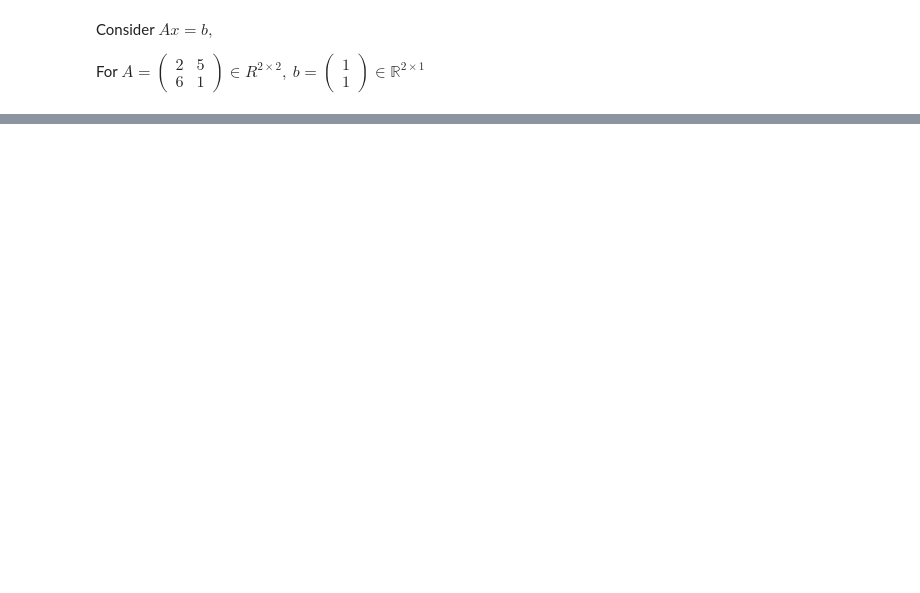
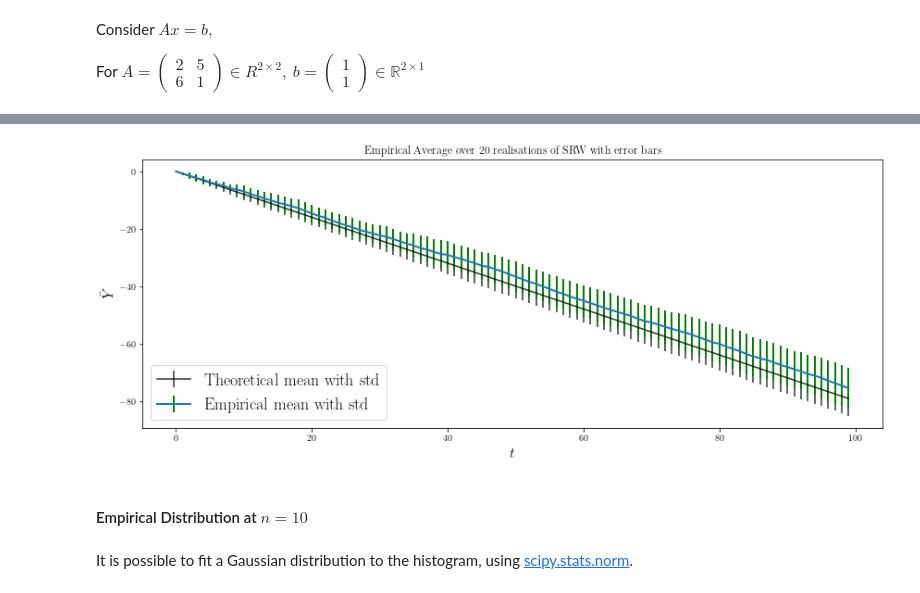
Before and after one commit to YIMINGMA/Stochastic-Modelling-and-Random-Processes, a Jupyter notebook: Notebooks/Support-Class-1.ipynb, the cells around one changed output, grey strips where cells are left out. Saved outputs shown, nothing was run; the diff lists cells and outputs as text; code cells hidden in the pictures; blank space fills up the shorter version.

```diff
--- a/Notebooks/Support-Class-1.ipynb
+++ b/Notebooks/Support-Class-1.ipynb
@@ -324,0 +274,22 @@ You may want to use modulus for this (`%`)
+# %%
+Y_means = np.mean(S[1], axis=0)
+Y_stds = np.std(S[1], axis = 0)
+theoretical_averages = np.array(range(tmax)) * (2*p - 1)
+theoretical_stds = np.sqrt(4 * np.array(range(tmax)) * p * (1-p))
+# %%
+plt.figure(figsize = (12,5))
+plt.errorbar(range(tmax), theoretical_averages, yerr=theoretical_stds, color='k',
+             alpha=0.8, label="Theoretical mean with std")
+plt.errorbar(range(tmax), Y_means, yerr=Y_stds, ecolor='green', linewidth = 2,
+             label="Empirical mean with std")
+plt.title("Empirical Average over {} realisations of SRW with error bars".format(N))
+plt.xlabel(r"$t$", fontsize=16)
+plt.ylabel(r"$\bar{Y}$", fontsize=16)
+plt.legend(loc="lower left", fontsize=18)
+plt.tight_layout();
+# %% [output]
+[figure, added]
+# %% [markdown]
+#### Empirical Distribution at $n = 10$
+# %% [markdown]
+It is possible to fit a Gaussian distribution to the histogram, using [scipy.stats.norm](https://docs.scipy.org/doc/scipy/reference/generated/scipy.stats.norm.html).
```
Also changed, not shown: parts of 47 cells of this notebook, 3 other files.
